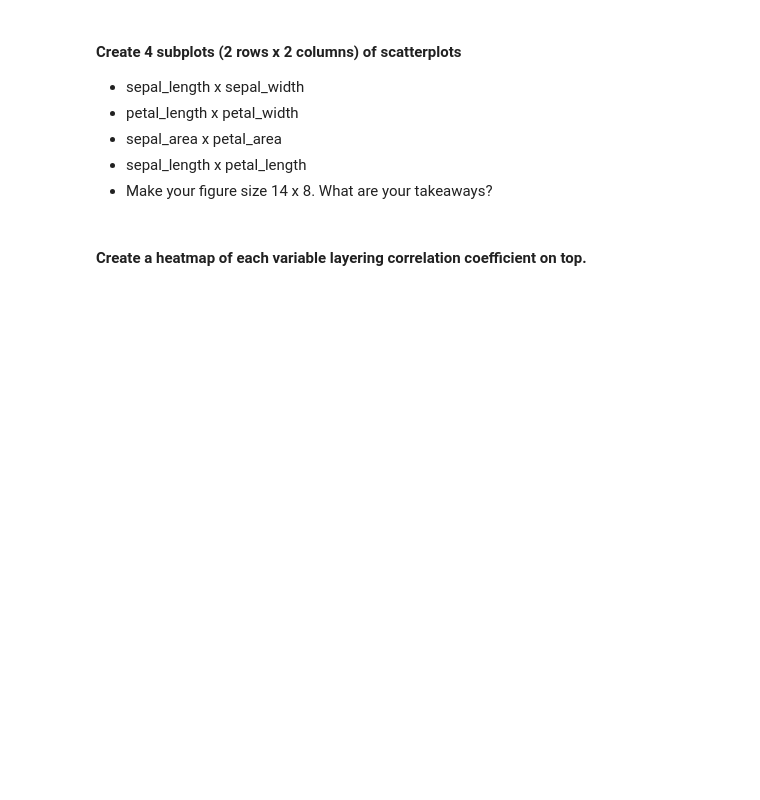
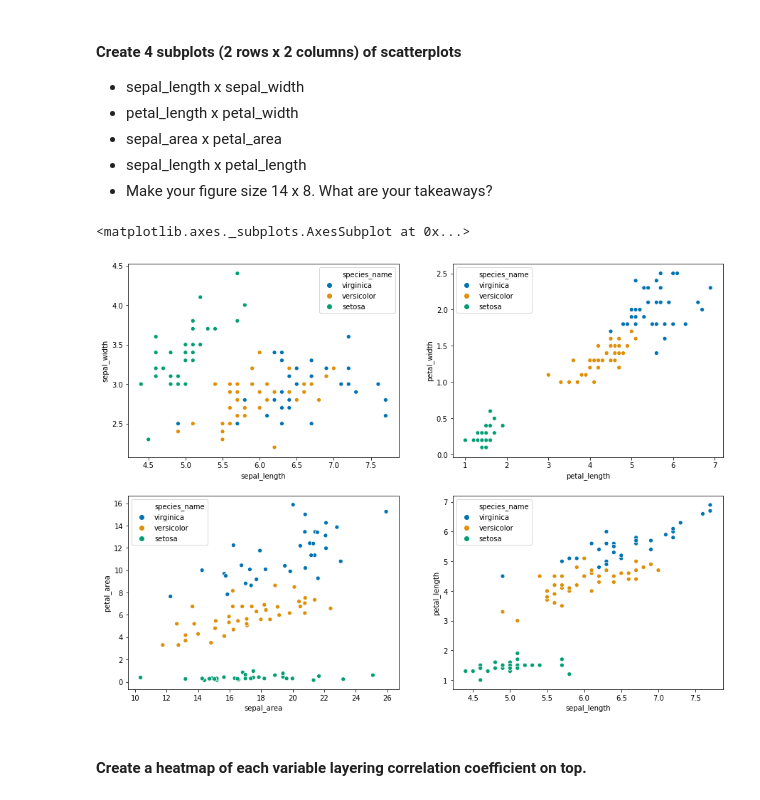
Before and after one commit to davidtenorio1/ds-methodologies-exercises, a Jupyter notebook: classification/classification_exercises.ipynb, the cells around one changed output. Cells and saved outputs as stored; diff of their text form; code cells hidden in the pictures; blank space fills up the shorter version.

```diff
--- a/classification/classification_exercises.ipynb
+++ b/classification/classification_exercises.ipynb
@@ -428,5 +460,18 @@ iris_train, iris_test = train_test_split(iris, train_size=.7, random_state=123)
 - sepal_area x petal_area
 - sepal_length x petal_length
 - Make your figure size 14 x 8. What are your takeaways?
+# %%
+# create sepal_area and petal_area features
+iris_train['sepal_area'] = iris_train['sepal_length'] * iris_train['sepal_width']
+iris_train['petal_area'] = iris_train['petal_length'] * iris_train['petal_width']
+# %%
+f, axes = plt.subplots(2, 2, figsize = (15,11))
+sns.scatterplot(x= iris_train.sepal_length , y= iris_train.sepal_width, hue = iris_train.species_name, palette='colorblind', ax=axes[0, 0])
+sns.scatterplot(x= iris_train.petal_length , y= iris_train.petal_width, hue = iris_train.species_name, palette='colorblind', ax=axes[0, 1])
+sns.scatterplot(x= iris_train.sepal_area, y= iris_train.petal_area, hue = iris_train.species_name, palette='colorblind', ax=axes[1,0])
+sns.scatterplot(x= iris_train.sepal_length , y= iris_train.petal_length, hue = iris_train.species_name, palette='colorblind', ax=axes[1, 1])
+# %% [output]
+<matplotlib.axes._subplots.AxesSubplot at 0x...>
+[figure, added]
 # %% [markdown]
 #### Create a heatmap of each variable layering correlation coefficient on top.
```
Also changed, not shown: parts of 12 cells of this notebook, 2 other files.
